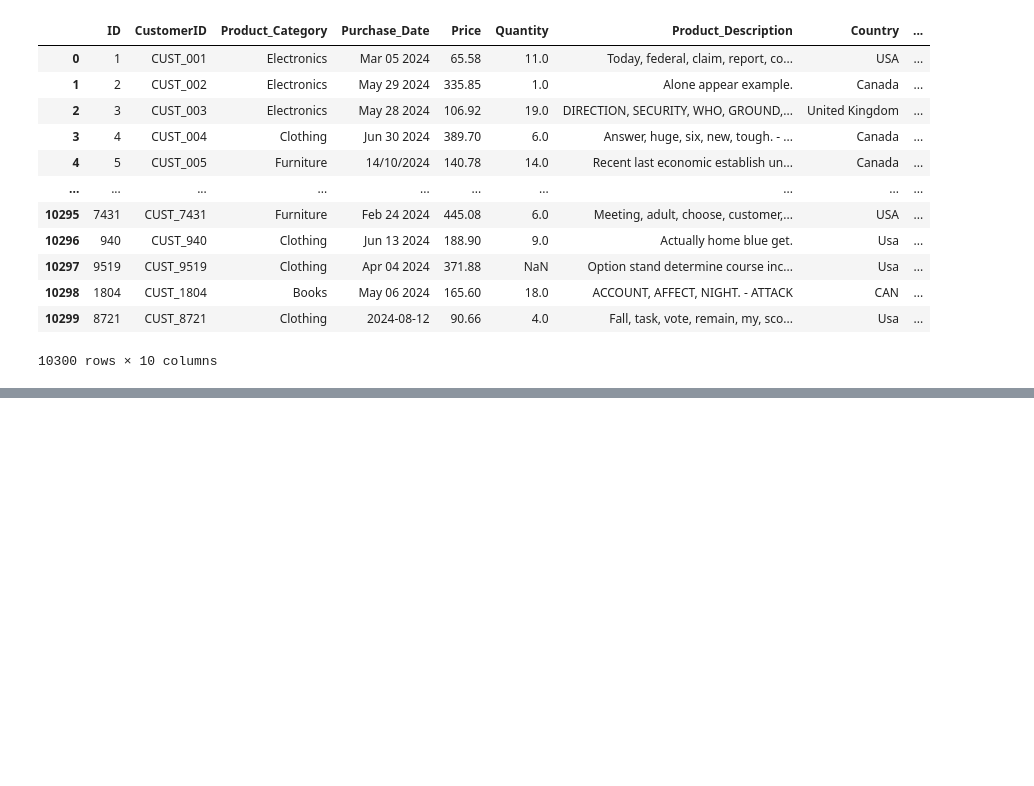
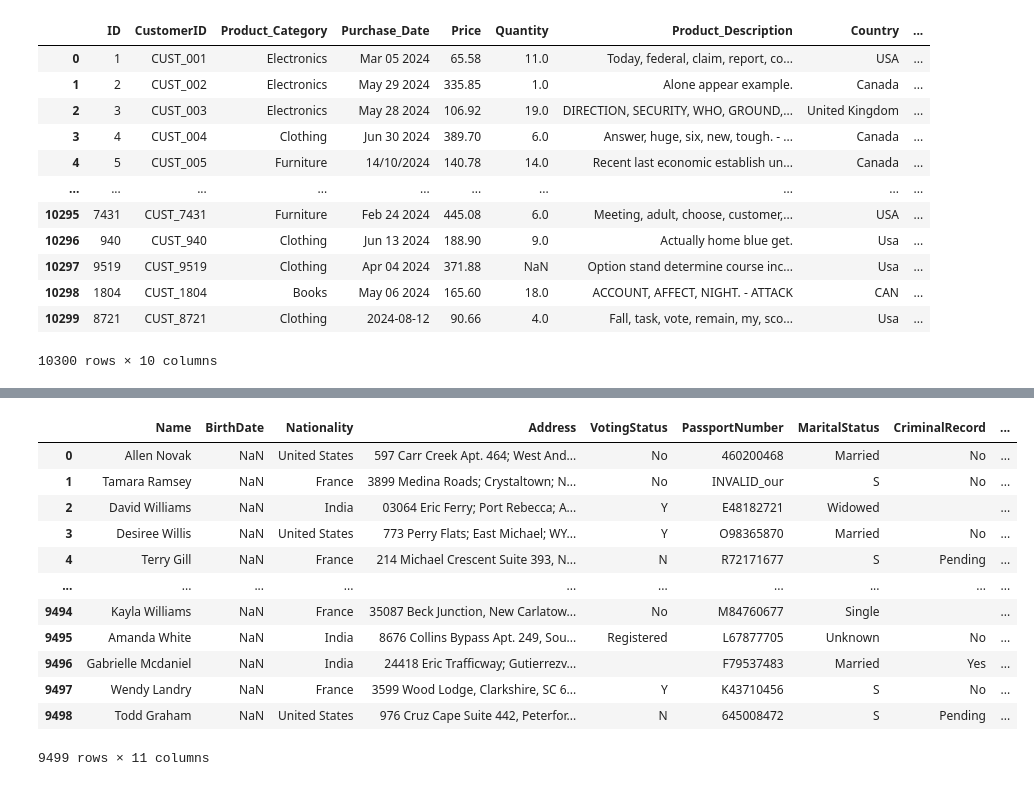
Before and after one commit to Primarizki21/Prepro-Python-Script, a Jupyter notebook: TesDataframe.ipynb, the cells around one changed output, grey strips where cells are left out. Cells and saved outputs as stored; diff of their text form; code cells hidden in the pictures; blank space fills up the shorter version.

```diff
--- a/TesDataframe.ipynb
+++ b/TesDataframe.ipynb
@@ -609 +643,17 @@ df1_baru
 10000 rows × 8 columns
+# %%
+df2_baru
+# %% [output]
+|  | Name | BirthDate | Nationality | Address | VotingStatus | PassportNumber | MaritalStatus | CriminalRecord | ... |
+| 0 | Allen Novak | NaN | United States | 597 Carr Creek Apt. 464; West And... | No | 460200468 | Married | No | ... |
+| 1 | Tamara Ramsey | NaN | France | 3899 Medina Roads; Crystaltown; N... | No | INVALID_our | S | No | ... |
+| 2 | David Williams | NaN | India | 03064 Eric Ferry; Port Rebecca; A... | Y | E48182721 | Widowed |  | ... |
+| 3 | Desiree Willis | NaN | United States | 773 Perry Flats; East Michael; WY... | Y | O98365870 | Married | No | ... |
+| 4 | Terry Gill | NaN | France | 214 Michael Crescent Suite 393, N... | N | R72171677 | S | Pending | ... |
+| ... | ... | ... | ... | ... | ... | ... | ... | ... | ... |
+| 9494 | Kayla Williams | NaN | France | 35087 Beck Junction, New Carlatow... | No | M84760677 | Single |  | ... |
+| 9495 | Amanda White | NaN | India | 8676 Collins Bypass Apt. 249, Sou... | Registered | L67877705 | Unknown | No | ... |
+| 9496 | Gabrielle Mcdaniel | NaN | India | 24418 Eric Trafficway; Gutierrezv... |  | F79537483 | Married | Yes | ... |
+| 9497 | Wendy Landry | NaN | France | 3599 Wood Lodge, Clarkshire, SC 6... | Y | K43710456 | S | No | ... |
+| 9498 | Todd Graham | NaN | United States | 976 Cruz Cape Suite 442, Peterfor... | N | 645008472 | S | Pending | ... |
+9499 rows × 11 columns
```
Also changed, not shown: parts of 7 cells of this notebook, 1 other file.
